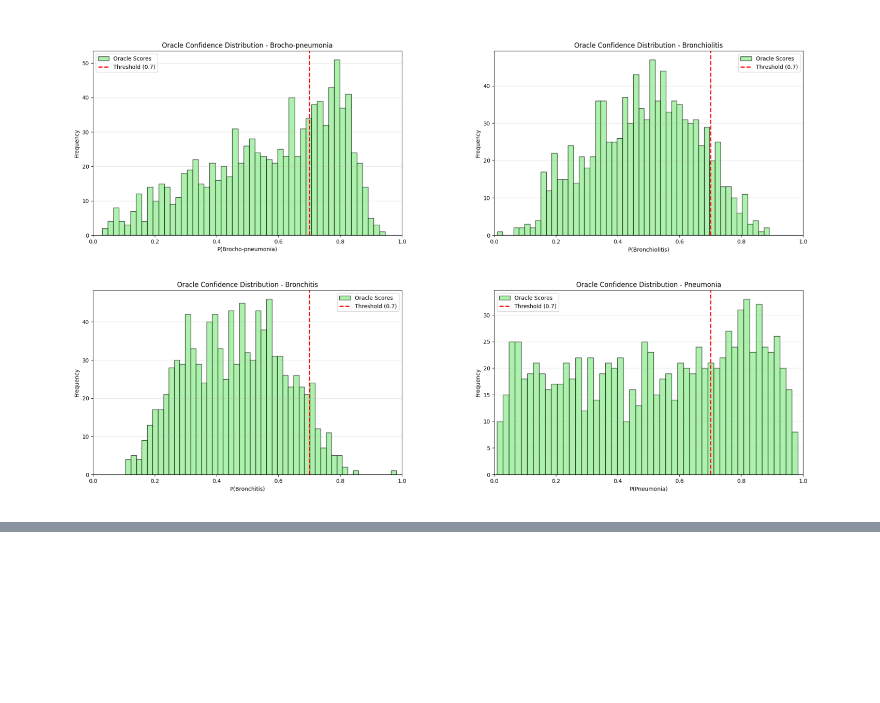
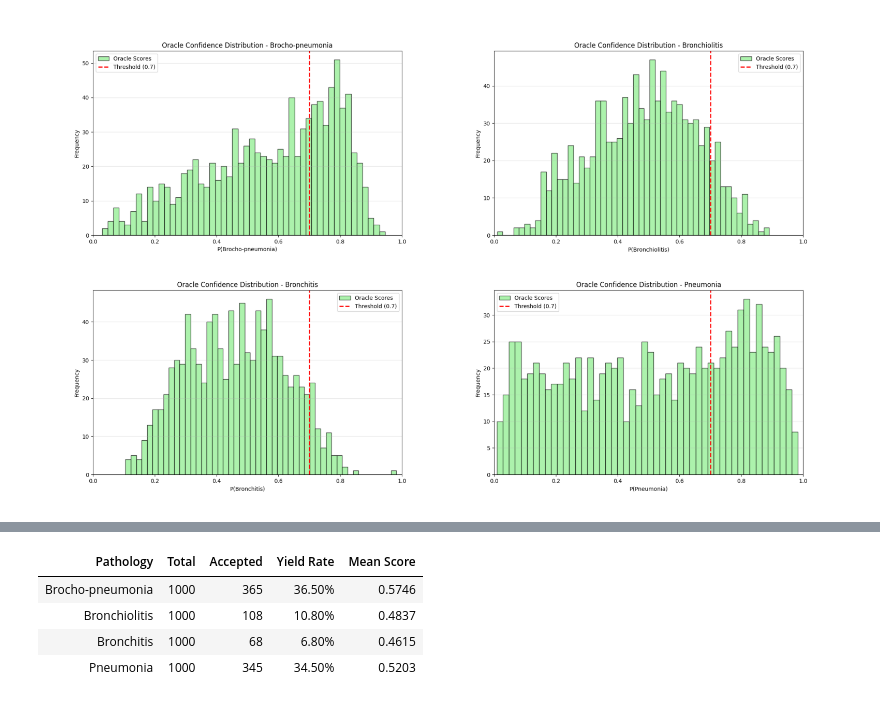
Before and after one commit to Panaconda/applied_dl, a Jupyter notebook: results/results_summary.ipynb, the cells around one changed output, grey strips where cells are left out. Drawn from its saved outputs; the diff is of its cells as text; code cells hidden in the pictures; blank space fills up the shorter version.

Commit message:
final changes to readme and result files

```diff
--- a/results/results_summary.ipynb
+++ b/results/results_summary.ipynb
@@ -168,0 +145,18 @@ plt.show()
+# %%
+filter_runs_dir = '../classifier/runs/synthetic_filtered_slurm_ref'
+metadata_files = [f for f in os.listdir(filter_runs_dir) if f.startswith('filter_oracle_metadata_')]
+oracle_results = []
+for f in metadata_files:
+    with open(os.path.join(filter_runs_dir, f), 'r') as jf:
+        oracle_results.append(json.load(jf))
+
+df_oracle = pd.DataFrame(oracle_results)
+df_oracle = df_oracle[['target_pathology', 'total_evaluated', 'accepted', 'yield_rate', 'score_mean']]
+df_oracle.columns = ['Pathology', 'Total', 'Accepted', 'Yield Rate', 'Mean Score']
+display(df_oracle.style.hide(axis='index').format({'Yield Rate': '{:.2%}', 'Mean Score': '{:.4f}'}))
+# %% [output]
+| Pathology | Total | Accepted | Yield Rate | Mean Score |
+| Brocho-pneumonia | 1000 | 365 | 36.50% | 0.5746 |
+| Bronchiolitis | 1000 | 108 | 10.80% | 0.4837 |
+| Bronchitis | 1000 | 68 | 6.80% | 0.4615 |
+| Pneumonia | 1000 | 345 | 34.50% | 0.5203 |
```
Also changed, not shown: parts of 12 cells of this notebook, 2 other files.
